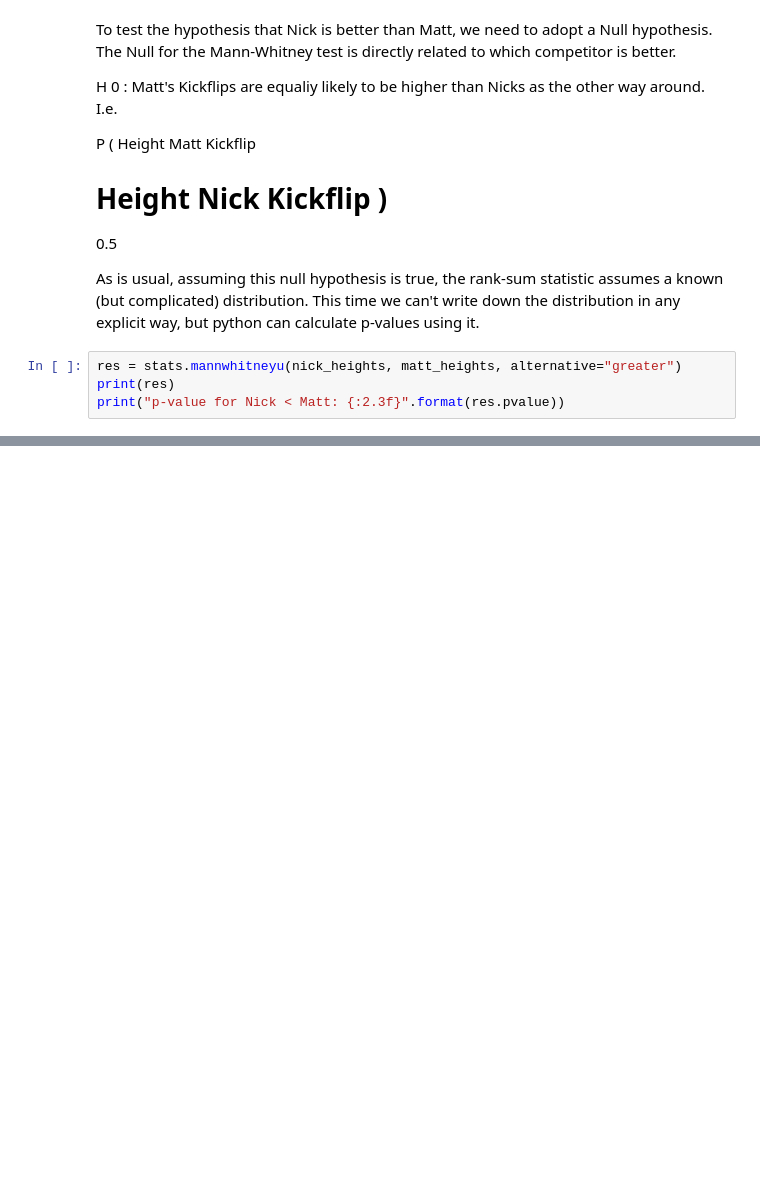
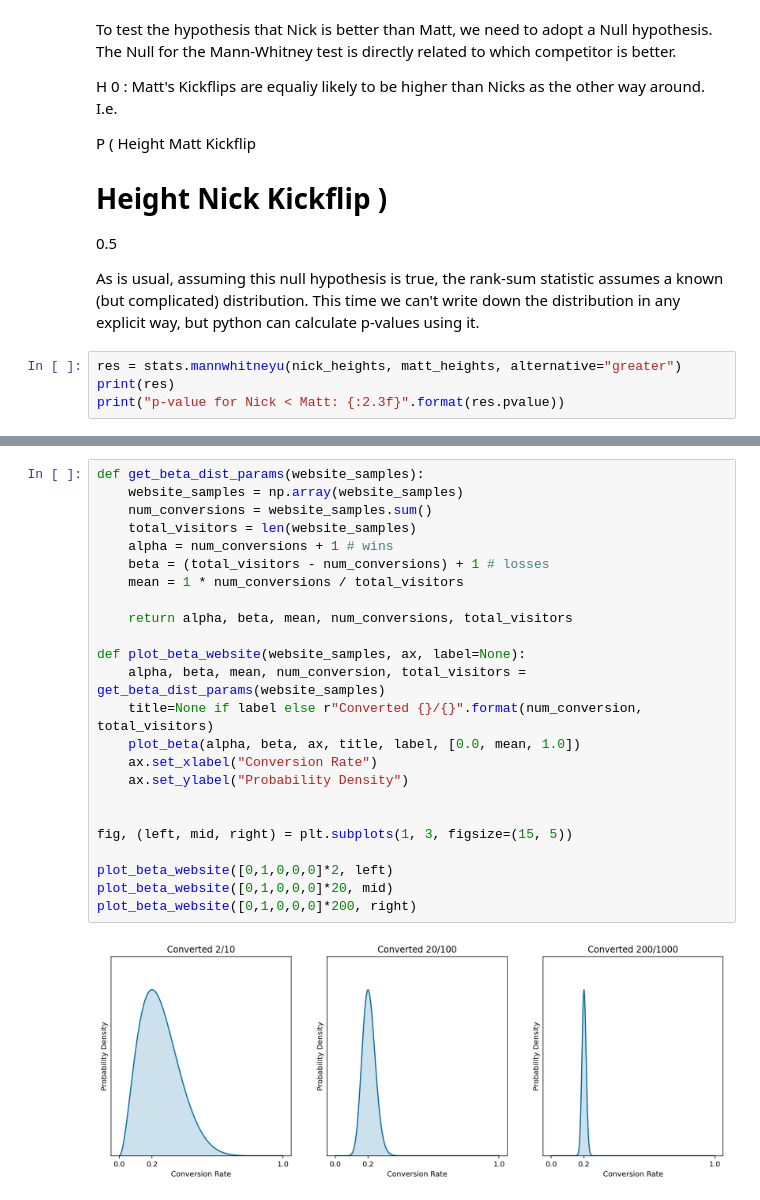
Before and after one commit to SmashAF/DSI_Study, a Jupyter notebook: Week2_Study_Sheet.ipynb, the cells around one changed output, grey strips where cells are left out. Cells and saved outputs as stored; diff of their text form; blank space fills up the shorter version.

```diff
--- a/Week2_Study_Sheet.ipynb
+++ b/Week2_Study_Sheet.ipynb
@@ -593,0 +832,26 @@ print("p-value for Nick < Matt: {:2.3f}".format(res.pvalue))
+# %%
+def get_beta_dist_params(website_samples):
+    website_samples = np.array(website_samples)
+    num_conversions = website_samples.sum()
+    total_visitors = len(website_samples)
+    alpha = num_conversions + 1 # wins
+    beta = (total_visitors - num_conversions) + 1 # losses
+    mean = 1 * num_conversions / total_visitors
+
+    return alpha, beta, mean, num_conversions, total_visitors
+
+def plot_beta_website(website_samples, ax, label=None):
+    alpha, beta, mean, num_conversion, total_visitors = get_beta_dist_params(website_samples)
+    title=None if label else r"Converted {}/{}".format(num_conversion, total_visitors)
+    plot_beta(alpha, beta, ax, title, label, [0.0, mean, 1.0])
+    ax.set_xlabel("Conversion Rate")
+    ax.set_ylabel("Probability Density")
+
+
+fig, (left, mid, right) = plt.subplots(1, 3, figsize=(15, 5))
+
+plot_beta_website([0,1,0,0,0]*2, left)
+plot_beta_website([0,1,0,0,0]*20, mid)
+plot_beta_website([0,1,0,0,0]*200, right)
+# %% [output]
+[figure, added]
```
Also changed, not shown: parts of 56 cells of this notebook, 4 other files.
